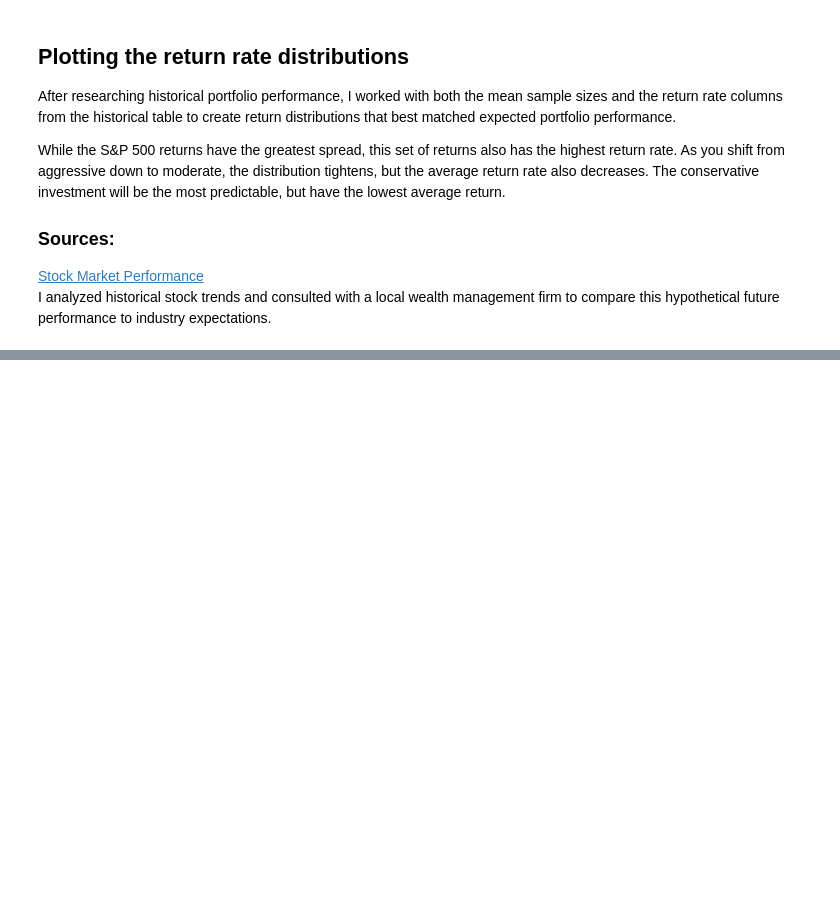
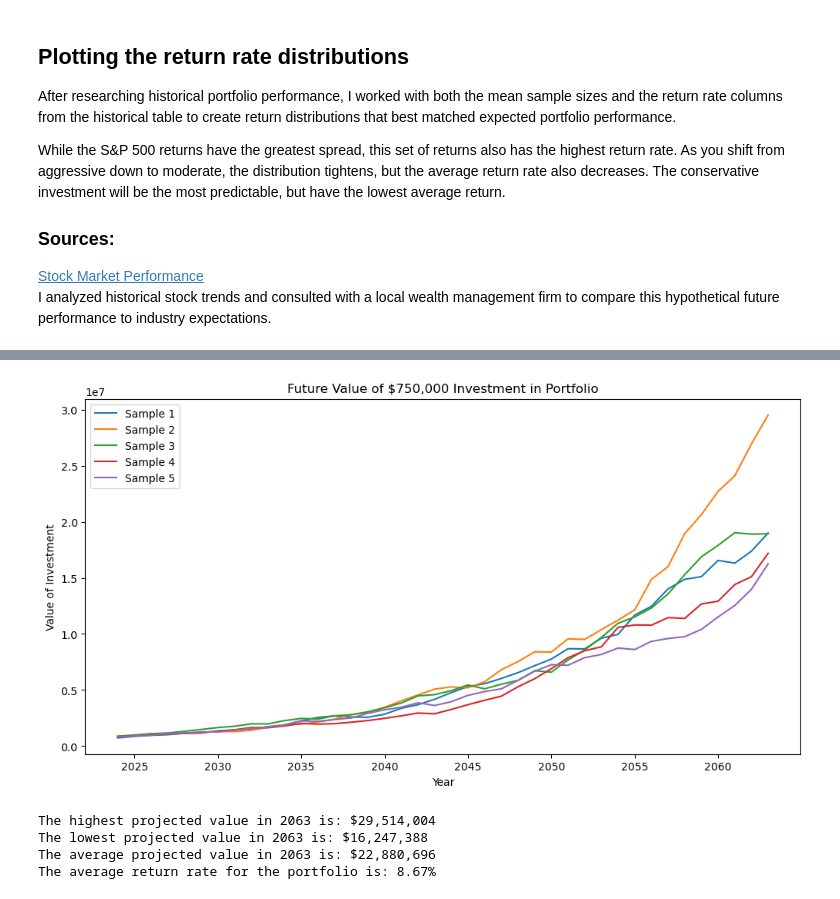
Before and after one commit to BotanicalAmy/Retirement-Forecaster, a Jupyter notebook: Retirement_Simulator.ipynb, the cells around one changed output, grey strips where cells are left out. Drawn from its saved outputs; the diff is of its cells as text; code cells hidden in the pictures; blank space fills up the shorter version.

Commit message:
Creating functions
tidying my code up with functions

```diff
--- a/Retirement_Simulator.ipynb
+++ b/Retirement_Simulator.ipynb
@@ -143,12 +144,12 @@ future_returns.head(10)
 
 #pulling the aggressive future returns from the dataframe
 aggressive = list(future_returns['Aggressive Future'])
-aggressive_rates = []
-#dictionary to hold the distribuion of the return rates
-aggressive_samples = {}
-sample_count = 0
+moderate = list(future_returns['Moderate Future'])
+conservative = list(future_returns['Conservative Future'])
 
 
+
+#based on the rate distrinbution patterns, the negative counter function is only used for the aggressive return rates
 def negative_counter(list):
     neg_counter = 0
     for r in range(len(list)):
@@ -160,23 +161,61 @@ def negative_counter(list):
 def positive_change_counter(list):
     pos_change_counter = 0
     for i in range(len(list)-1):
-        if list[i] < aggressive_rates[i+1]:
+        if list[i] < list[i+1]:
             pos_change_counter += 1
     percent_pos_change = (pos_change_counter/len(list))*100
     return percent_pos_change
 
-#wcreating a sample that follows the same patterns of positive and negative change, in addition to the distribution of negative returns
-while sample_count < 5:
-    aggressive_rates = random.sample(aggressive, 50)
-    negative = negative_counter(aggressive_rates)
-    positive_change = positive_change_counter(aggressive_rates)
-    if negative > 10 and positive_change >= 40 and positive_change <= 50:
-        column_name = 'Sample ' + str(sample_count+1)
-        aggressive_samples[column_name] = aggressive_rates
-        sample_count += 1
+def retirement_forecast(investor, investment, years):
+    sample_count = 0
+    forecast_rates = []
+    forecast_samples = {}
+    #creating a sample that follows the same patterns of positive and negative change, as well as negative returns
+    while sample_count < 5:
+        forecast_rates = random.sample(investor, years)
+        negative = negative_counter(forecast_rates)
+        positive_change = positive_change_counter(forecast_rates)
+        if investor == conservative or investor == moderate:
+            if positive_change >= 40 and positive_change <= 50:
+                column_name = 'Sample ' + str(sample_count+1)
+                forecast_samples[column_name] = forecast_rates
+                sample_count += 1
+        else:
+            if negative > 10 and positive_change >= 40 and positive_change <= 50:
+                column_name = 'Sample ' + str(sample_count+1)
+                forecast_samples[column_name] = forecast_rates
+                sample_count += 1
 
+    #create dataframe from the dictionary
+    forecast_df = pd.DataFrame(forecast_samples)
+    #create  year column, starting with the current year and adding a year for each row
+    forecast_df['Year'] = datetime.now().year + forecast_df.index
+    forecast_df.set_index('Year', inplace=True)
+    #pull in initial investment
+    initial_investment = investment
+    #create a new dataframe to hold the future value of the investment
+    future_value = pd.DataFrame()
+    for i in range(5):
+        future_value['Sample ' + str(i+1)] = initial_investment*(1 + forecast_df['Sample ' + str(i+1)]).cumprod()
+    future_value['Year'] = forecast_df.index
+    future_value.set_index('Year', inplace=True)
+    #create a plot of the future values of the investment
+    future_value.plot(title=f'Future Value of ${initial_investment:,} Investment in Portfolio', figsize=(12,6))
+    plt.xlabel('Year')
+    plt.ylabel('Value of Investment')
+    plt.show()
 
-#create dataframe from the dictionary
-aggressive_df = pd.DataFrame(aggressive_samples)
-aggressive_df
+    #print the highest and lowest investment value for the final year, in addition to the average return rate
+    final_year = future_value.index[-1]
+    highest_value = future_value.iloc[-1].max()
+    lowest_value = future_value.iloc[-1].min()
+    average_value = (highest_value + lowest_value)/2
+    return_forecast = (forecast_df.mean().mean())*100
+
+    print(f'The highest projected value in {final_year} is: ${highest_value:,.0f}')
+    print(f'The lowest projected value in {final_year} is: ${lowest_value:,.0f}')
+    print(f'The average projected value in {final_year} is: ${average_value:,.0f}')
+    print(f'The average return rate for the portfolio is: {return_forecast:.2f}%')
+
+retirement_forecast(aggressive, 750000,40)
 # %% [output]
@@ -199,0 +222,5 @@ aggressive_df
+[figure, added]
+The highest projected value in 2063 is: $29,514,004
+The lowest projected value in 2063 is: $16,247,388
+The average projected value in 2063 is: $22,880,696
+The average return rate for the portfolio is: 8.67%
```
Also changed, not shown: parts of 8 cells of this notebook, 3 other files.
